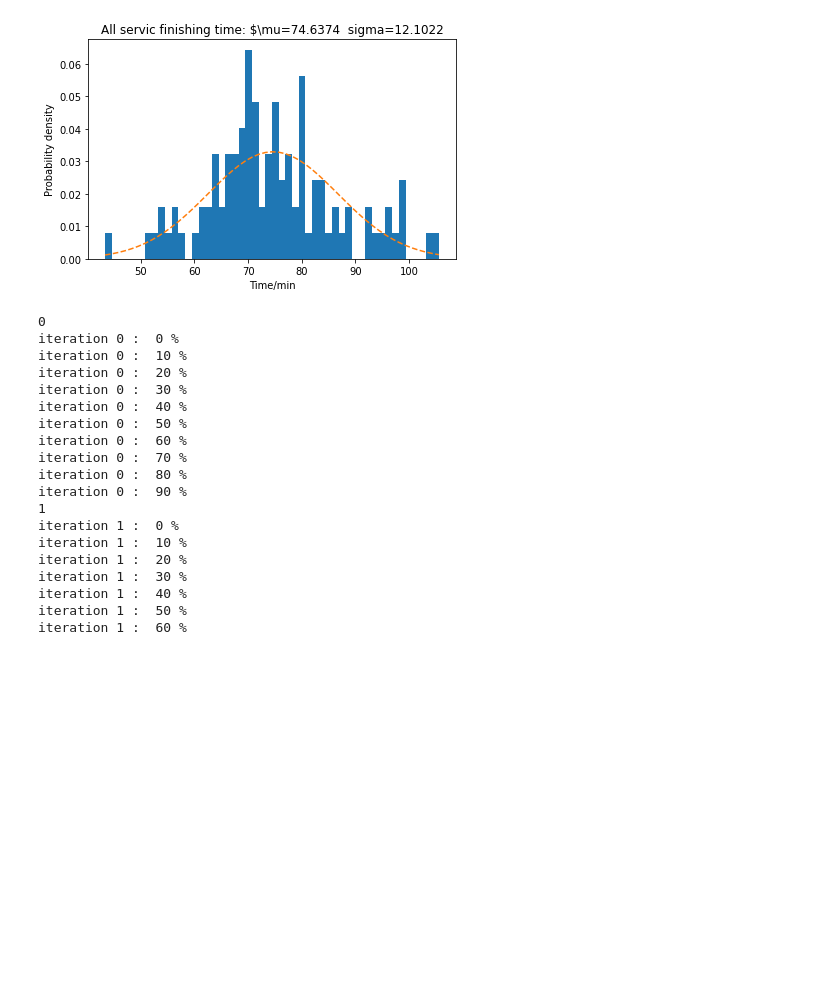
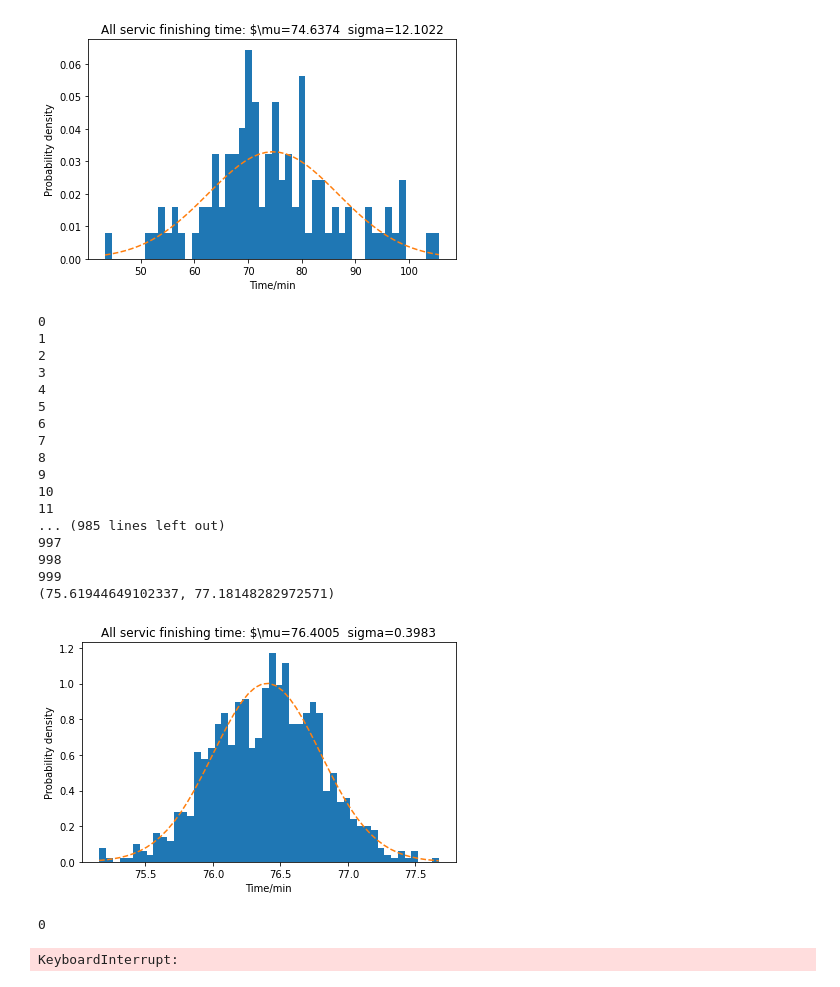
Before and after one commit to jiarui0000/summer_sem, a Jupyter notebook: Assignment_1.ipynb, the cells around one changed output. Drawn from its saved outputs; the diff is of its cells as text; code cells hidden in the pictures; blank space fills up the shorter version.

```diff
--- a/Assignment_1.ipynb
+++ b/Assignment_1.ipynb
@@ -254,49 +303,75 @@ plt.show()
 [figure]
 # %%
 x0 = []
-for i in range(100):
+for i in range(1000):
     print(i)
     x1 = []
-    for j in range(10000):
-        if j % 1000 == 0 :
-            print("iteration", i, ": ", j//100, "%")
+    for j in range(1000):
         x1.append(simulation1.run(n_customers=20))
     x0.append(np.mean(x1))
 x = np.array(x0)
 print(conf_int_95(x))
 
 num_bins = 50
 mu, sigma = np.mean(x), np.std(x)
 fig, ax = plt.subplots()
-ax.set_title('All servic finishing time: $\mu='+str(round(mu, 4))+'  sigma='+str(round(sigma, 4)))
+ax.set_title('All servic finishing time: mu='+str(round(mu, 4))+'  sigma='+str(round(sigma, 4)))
 ax.set_xlabel('Time/min')
 ax.set_ylabel('Probability density')
 
 n, bins, patches = ax.hist(x, num_bins, density=True)
 
 y = ((1 / (np.sqrt(2 * np.pi) * sigma)) *
      np.exp(-0.5 * (1 / sigma * (bins - mu))**2))
 ax.plot(bins, y, '--')
 
 fig.tight_layout()
 plt.show()
 # %% [output]
 0
-iteration 0 :  0 %
-iteration 0 :  10 %
-iteration 0 :  20 %
-iteration 0 :  30 %
-iteration 0 :  40 %
-iteration 0 :  50 %
-iteration 0 :  60 %
-iteration 0 :  70 %
-iteration 0 :  80 %
-iteration 0 :  90 %
 1
-iteration 1 :  0 %
-iteration 1 :  10 %
-iteration 1 :  20 %
-iteration 1 :  30 %
-iteration 1 :  40 %
-iteration 1 :  50 %
-iteration 1 :  60 %
+2
+3
+4
+5
+6
+7
+8
+9
+10
+11
+... (985 lines left out)
+997
+998
+999
+(75.61944649102337, 77.18148282972571)
+[figure, added]
+# %%
+x0 = []
+for i in range(100):
+    print(i)
+    x1 = []
+    for j in range(10000):
+        x1.append(simulation1.run(n_customers=20))
+    x0.append(np.mean(x1))
+x = np.array(x0)
+print(conf_int_95(x))
+
+num_bins = 50
+mu, sigma = np.mean(x), np.std(x)
+fig, ax = plt.subplots()
+ax.set_title('All servic finishing time: mu='+str(round(mu, 4))+'  sigma='+str(round(sigma, 4)))
+ax.set_xlabel('Time/min')
+ax.set_ylabel('Probability density')
+
+n, bins, patches = ax.hist(x, num_bins, density=True)
+
+y = ((1 / (np.sqrt(2 * np.pi) * sigma)) *
+     np.exp(-0.5 * (1 / sigma * (bins - mu))**2))
+ax.plot(bins, y, '--')
+
+fig.tight_layout()
+plt.show()
+# %% [output]
+0
+KeyboardInterrupt:
```
Also changed, not shown: parts of 2 cells of this notebook.
